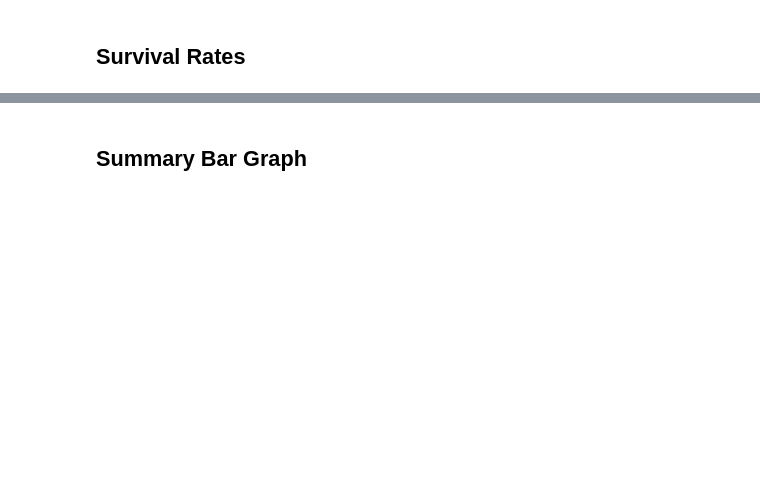
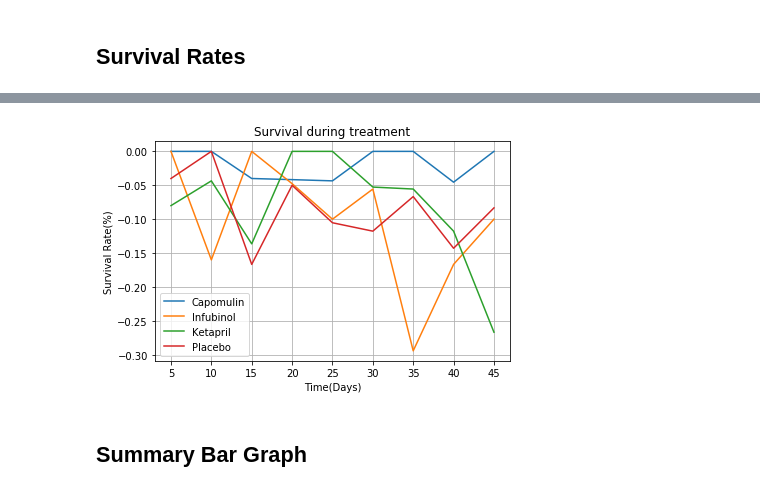
Before and after one commit to nilamroy2/Matplotlib-HomeWork, a Jupyter notebook: Homework/Matplotlib-HomeWork/Homework/Instructions/Pymaceuticals/pymaceuticals_starter-Copy1.ipynb, the cells around one changed output, grey strips where cells are left out. Saved outputs shown, nothing was run; the diff lists cells and outputs as text; code cells hidden in the pictures; blank space fills up the shorter version.

```diff
--- a/Homework/Matplotlib-HomeWork/Homework/Instructions/Pymaceuticals/pymaceuticals_starter-Copy1.ipynb
+++ b/Homework/Matplotlib-HomeWork/Homework/Instructions/Pymaceuticals/pymaceuticals_starter-Copy1.ipynb
@@ -199,0 +227,3 @@ plt.show()
+# %%
+df3=munging_micecount_df.pct_change(fill_method='pad',limit=None)
+df3.head
@@ -200,3 +248,23 @@ plt.show()
+# %%
+# Generate the Plot (Accounting for percentages)
+cols_plot=['Capomulin','Infubinol','Ketapril','Placebo']
+
+for drugs in cols_plot:
+    plt.plot(munging_micecount_df.index,df3[drugs])
+
+plt.title('Survival during treatment')
+plt.xlabel('Time(Days)')
+plt.ylabel('Survival Rate(%)')
+plt.tight_layout()
+plt.legend(loc="best")
+plt.grid(True)
+
+# Save the Figure
+plt.savefig("../Images/Survival During Treatment.png")
+# Show the Figure
+plt.show()
+# %% [output]
+[figure, added]
 # %% [markdown]
 ## Summary Bar Graph
 # %%
```
Also changed, not shown: parts of 10 cells of this notebook, 1 other file.
